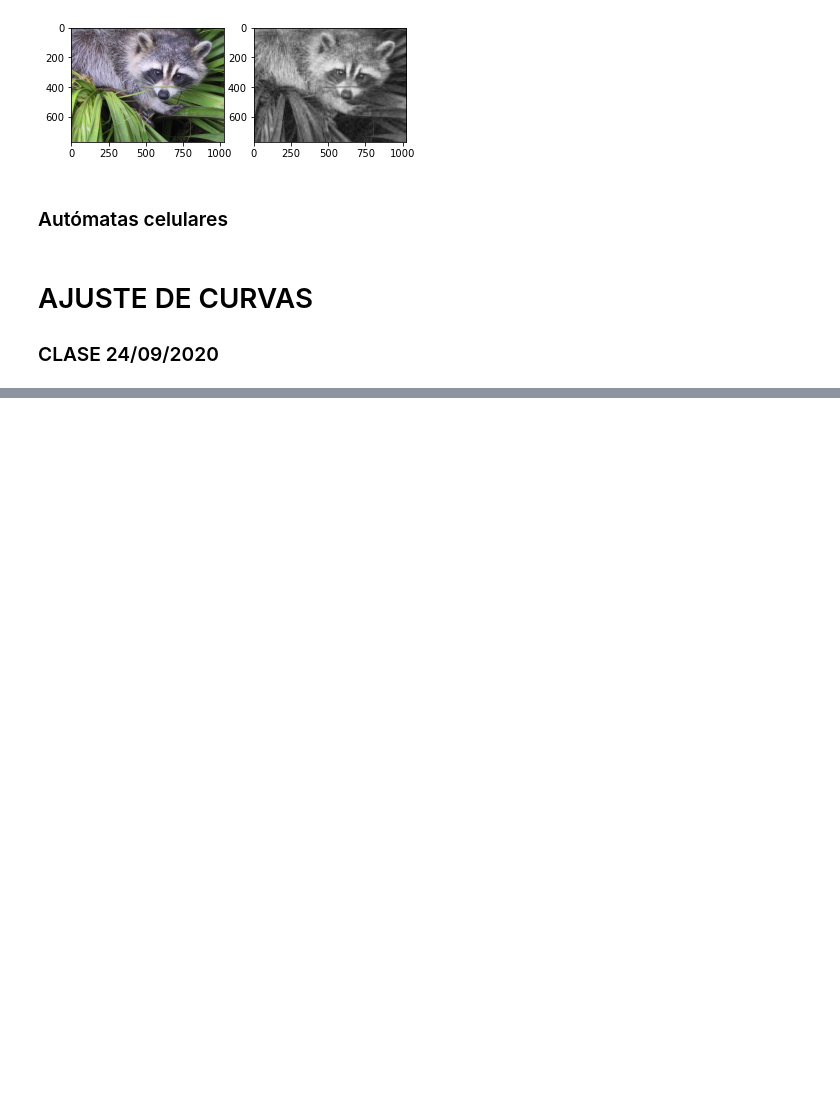
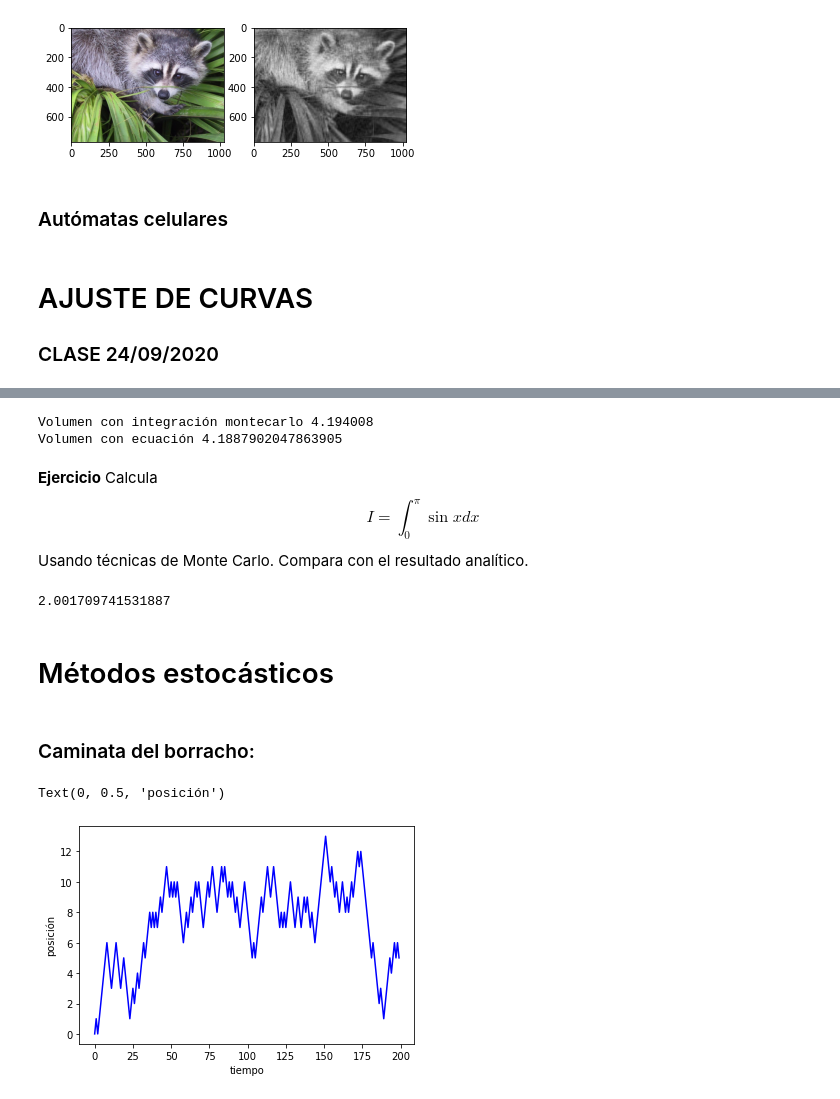
Before and after one commit to jesusigarmor/Matematicas-computacionales-fall2020, a Jupyter notebook: alumnos/anacris2802/EjerciciosClase.ipynb, the cells around one changed output, grey strips where cells are left out. Saved outputs shown, nothing was run; the diff lists cells and outputs as text; code cells hidden in the pictures; blank space fills up the shorter version.

```diff
--- a/alumnos/anacris2802/EjerciciosClase.ipynb
+++ b/alumnos/anacris2802/EjerciciosClase.ipynb
@@ -413,0 +430,76 @@ plt.subplot(122, aspect='equal'); plt.imshow(A);
+# %%
+
+import numpy as np
+import math
+volumen_cubo = 1 * 1 * 1
+
+N = 1000000
+count = 0
+for j in range(N):
+    point = np.array([random.random(), random.random(), random.random()])  # Un punto al azar, random() genera valores entre 0-1
+    if sum(point**2) < 1:  # x^2 + y^2 + z^2 < 1 ¿Esta dentro?
+        count = count + 1
+
+fraccion = float(count)/float(N)
+
+volumen = fraccion * volumen_cubo
+
+volumen_esfera = volumen * 8
+
+
+print('Volumen con integración montecarlo',volumen_esfera)
+
+volumen = (4.0/3)*math.pi
+print('Volumen con ecuación',volumen)
+# %% [output]
+Volumen con integración montecarlo 4.194008
+Volumen con ecuación 4.1887902047863905
+# %% [markdown]
+**Ejercicio** Calcula$$
+I = \int_0^\pi \sin x dx
+$$Usando técnicas de Monte Carlo. Compara con el resultado analítico.
+# %%
+área_rectángulo=math.pi*1
+N=10**6
+count=0
+
+for j in range(N):
+    point=np.array([math.pi*random.random(),random.random()])
+    if point[1]<math.sin(point[0]):
+        count+=1
+fraccion=float(count)/float(N)
+I=fraccion*área_rectángulo
+print(I)
+# %% [output]
+2.001709741531887
+# %% [markdown]
+# Métodos estocásticos
+# %% [markdown]
+### Caminata del borracho:
+# %%
+
+import numpy as np
+import matplotlib.pyplot as plt
+import random
+
+# Inicialización
+
+steps = 200
+
+posicion = np.zeros([steps])
+
+tiempo = range(steps)
+
+# caminamos ...
+for i in range(1,steps):
+    if random.choice([u'adelante', u'atrás']) == u'atrás':
+        posicion[i] = posicion[i-1] - 1
+    else:
+        posicion[i] = posicion[i-1] + 1
+
+plt.plot(tiempo,posicion, 'b-')
+plt.xlabel('tiempo')
+plt.ylabel(u'posición')
+# %% [output]
+Text(0, 0.5, 'posición')
+[figure, added]
```
Also changed, not shown: parts of 12 cells of this notebook.
